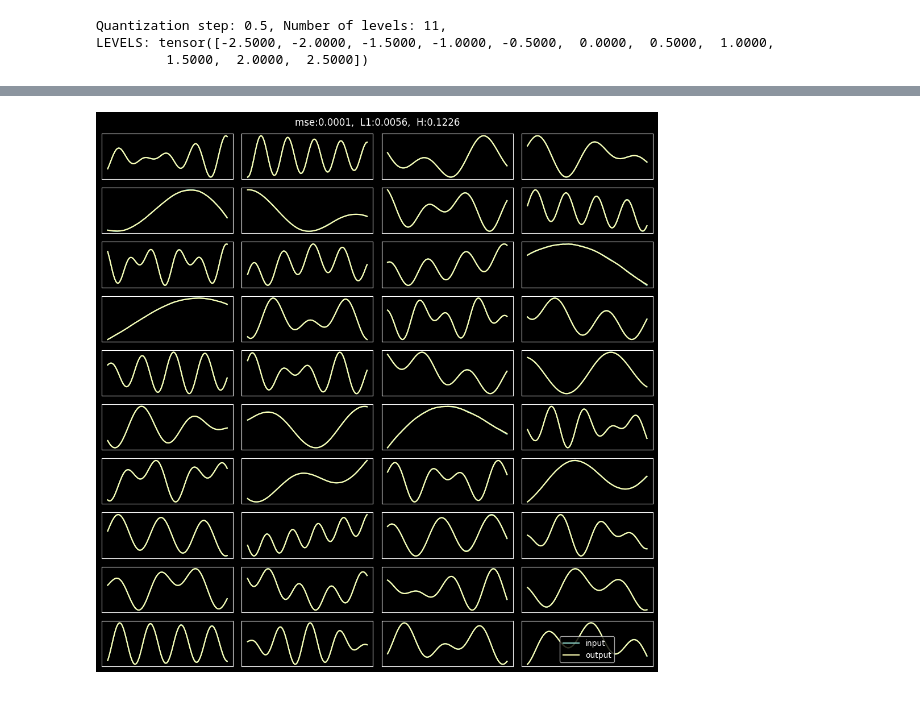
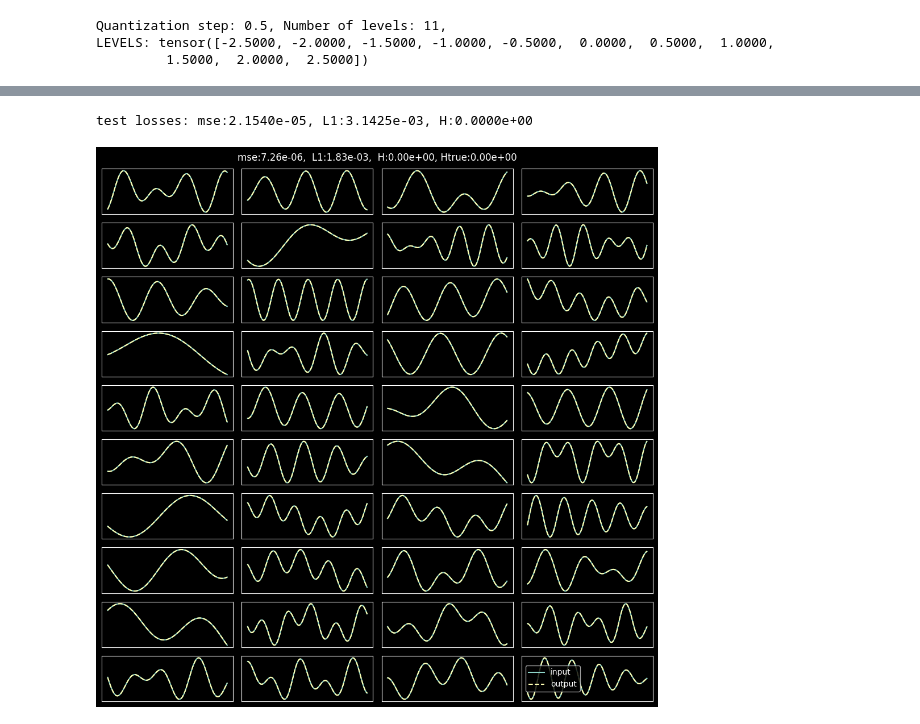
Before and after one commit to matgrand/entropy_loss, a Jupyter notebook: train.ipynb, the cells around one changed output, grey strips where cells are left out. Drawn from its saved outputs; the diff is of its cells as text; code cells hidden in the pictures.

Commit message:
wtf, entropy -> 0 ?

```diff
--- a/train.ipynb
+++ b/train.ipynb
@@ -21,9 +21,12 @@ BATCH_SIZE = 32
 LR = 3e-4
 LATENT_DIM = 16
 N_HIDDEN = 128
+MSE_LAMBDA = th.linspace(0.1, 1e-5, N_EPOCHS)
 # dataset parameters
 N_DATASET = 20_000
 N_FREQS = 4
+# soft quantization parameters
+TEMPS = th.linspace(0.1, 1e-3, N_EPOCHS)
 # %% [output]
 Quantization step: 0.5, Number of levels: 11,
 LEVELS: tensor([-2.5000, -2.0000, -1.5000, -1.0000, -0.5000,  0.0000,  0.5000,  1.0000,
@@ -70,8 +73,7 @@ opt = optim.Adam(list(enc.parameters()) + list(dec.parameters()), lr=LR)
 
 mse_loss = nn.MSELoss()
 l1_loss = nn.L1Loss()
-# H_loss = HLoss1(LEVELS)
-H_loss = HLoss2(LEVELS, temperature=0.1)
+H_loss = HLoss2(LEVELS, TEMPS[0])
 
 lmses, lL1s, lHs = [], [], []
 for epoch in (range(N_EPOCHS)):
@@ -79,21 +81,20 @@ for epoch in (range(N_EPOCHS)):
     for x in dl:
         opt.zero_grad()
 
-        z = enc(x)
-        x̂ = dec(z)
+        x̂ = dec(enc(x)) # forward pass
 
+        #losses
         lmse = mse_loss(x̂, x)
         lL1 = l1_loss(x̂, x)
+
+        H_loss.temperature = TEMPS[epoch] #set temperature
         lH = H_loss(x̂, x)
 
         elmse += lmse.item()
         elL1 += lL1.item()
         elH += lH.item()
 
-        # loss = lmse
-        # loss = lL1
-        # loss = lH
-        loss = lH + 0.01*lmse
+        loss = lH + MSE_LAMBDA[epoch]*lmse
         loss.backward()
 
         opt.step()
@@ -102,5 +103,5 @@ for epoch in (range(N_EPOCHS)):
     lL1s.append(elL1/len(dl))
     lHs.append(elH/len(dl))
 
-    print(f'ep {epoch} -> mse:{lmses[-1]:.4f}, L1:{lL1s[-1]:.4f}, H:{lHs[-1]:.4f}')
+    print(f'ep {epoch} -> mse:{lmses[-1]:.4f}, L1:{lL1s[-1]:.4f}, H:{lHs[-1]:.4f}   |  temp: {H_loss.temperature:.4f}, mse_lambda : {MSE_LAMBDA[epoch]:.4f}')
 # %% [output]
@@ -156,20 +149,30 @@ test loss: 3.026555061340332
+# %%
+# evaluate on unseen data
+test_in = SigDS(100).data
+test_out = dec(enc(test_in))
+tmse_loss = mse_loss(test_out, test_in)
+tL1_loss = l1_loss(test_out, test_in)
+tH_loss = H_loss(test_out, test_in)
+print(f'test losses: mse:{tmse_loss:.4e}, L1:{tL1_loss:.4e}, H:{tH_loss:.4e}')
+# %% [output]
+test losses: mse:2.1540e-05, L1:3.1425e-03, H:0.0000e+00
 # %%
 # compare input and output
 plt.figure(figsize=(10, 10))
 NPLOTS = 40
-err = th.zeros(NPLOTS, 3)
+err = th.zeros(NPLOTS, 4)
 for i in range(NPLOTS):
     plt.subplot(10, 4, i+1)
     x = create_random_signal(N_SAMPLES).view(1, N_SAMPLES)
     x̂ = dec(enc(x))
-    err[i] = th.tensor([mse_loss(x̂, x), l1_loss(x̂, x), H_loss(x̂, x)])
+    err[i] = th.tensor([mse_loss(x̂, x), l1_loss(x̂, x), H_loss(x̂, x), entropy(quantize((x̂-x), LEVELS))])
     x, x̂ = x.view(-1).detach(), x̂.view(-1).detach()
-    plt.plot(x, label='input')
-    plt.plot(x̂, label='output')
+    plt.plot(x, '-', label='input')
+    plt.plot(x̂, '--', label='output')
     plt.xticks([]), plt.yticks([])
-plt.suptitle(f'mse:{err[:,0].mean():.4f},  L1:{err[:,1].mean():.4f},  H:{err[:,2].mean():.4f}')
+plt.suptitle(f'mse:{err[:,0].mean():.2e},  L1:{err[:,1].mean():.2e},  H:{err[:,2].mean():.2e}, Htrue:{err[:,3].mean():.2e}')
 plt.tight_layout()
 plt.legend()
 plt.show()
 # %% [output]
-[figure, old version]
+[figure, new version]
```
Also changed, not shown: parts of 3 cells of this notebook, 2 other files.
